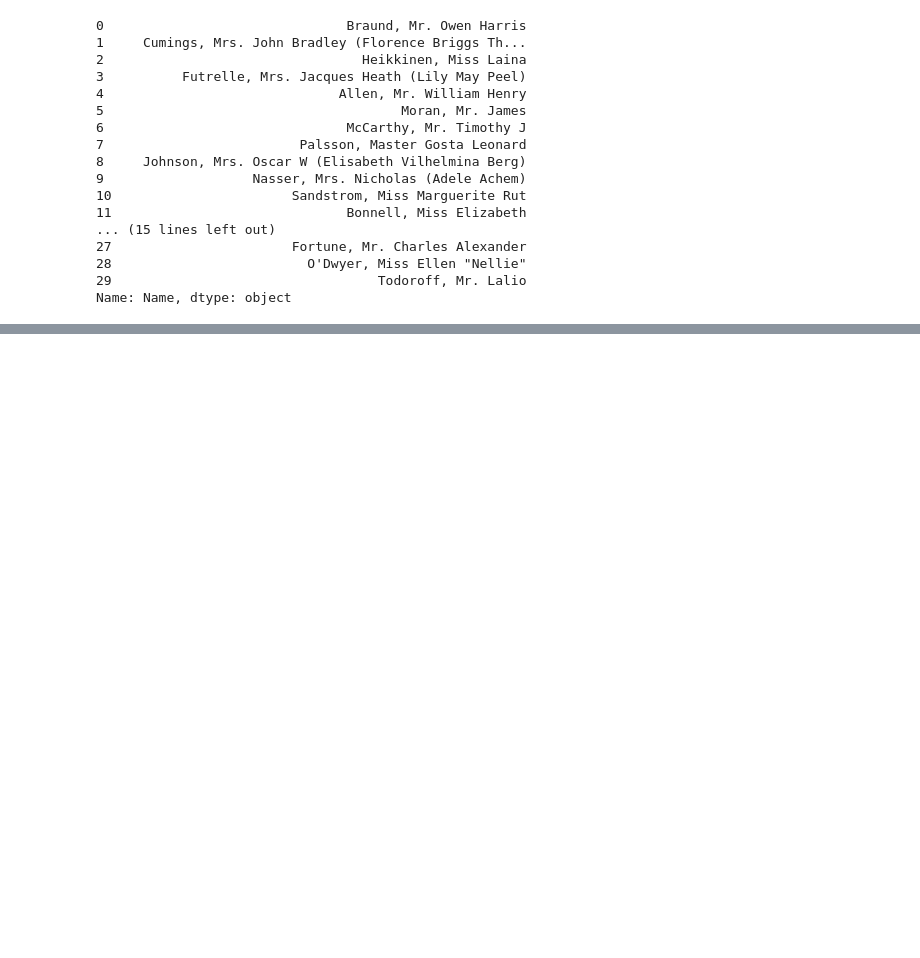
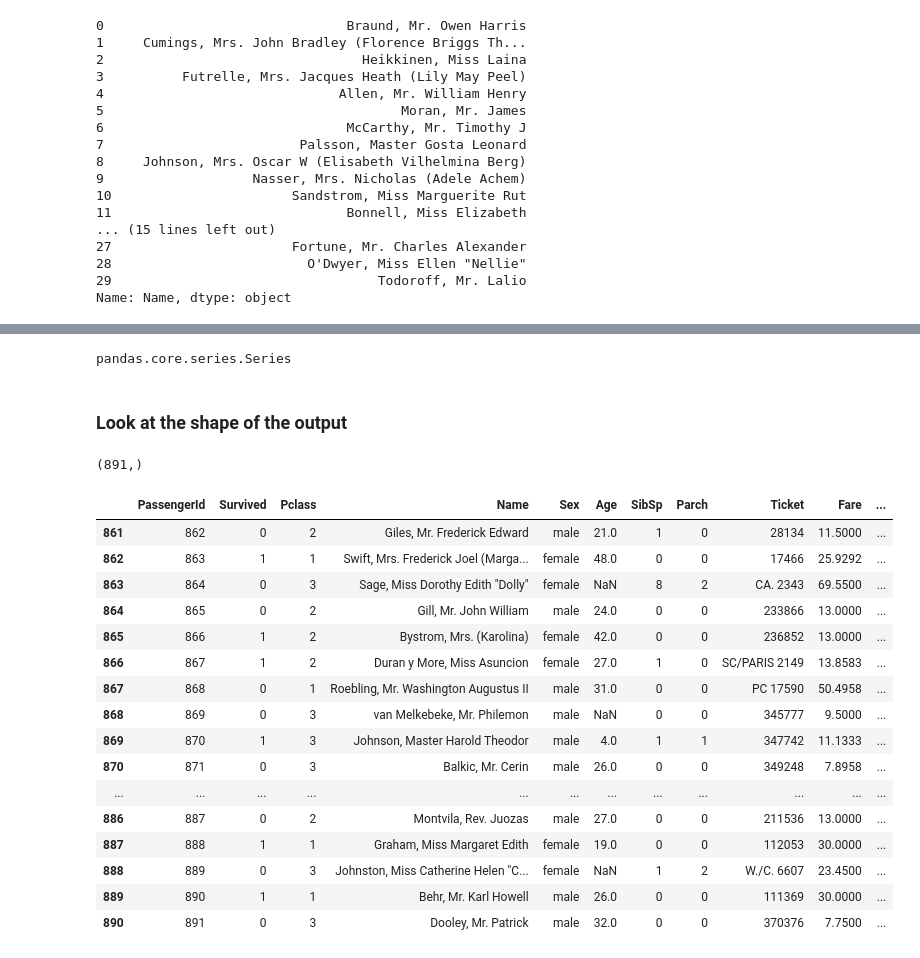
Before and after one commit to ProCO-RPHopkins/myPandas.edu, a Jupyter notebook: selectSubsetDF.ipynb, the cells around one changed output, grey strips where cells are left out. Cells and saved outputs as stored; diff of their text form; code cells hidden in the pictures; blank space fills up the shorter version.

Commit message:
Working on `shape` method within `dataFrame`.

```diff
--- a/selectSubsetDF.ipynb
+++ b/selectSubsetDF.ipynb
@@ -61,0 +80,30 @@ Name: Name, dtype: object
+# %%
+type(titanic["Age"])
+# %% [output]
+pandas.core.series.Series
+# %% [markdown]
+### Look at the shape of the output
+# %%
+titanic["Age"].shape
+# %% [output]
+(891,)
+# %%
+titanic.tail(30)
+# %% [output]
+|  | PassengerId | Survived | Pclass | Name | Sex | Age | SibSp | Parch | Ticket | Fare | ... |
+| 861 | 862 | 0 | 2 | Giles, Mr. Frederick Edward | male | 21.0 | 1 | 0 | 28134 | 11.5000 | ... |
+| 862 | 863 | 1 | 1 | Swift, Mrs. Frederick Joel (Marga... | female | 48.0 | 0 | 0 | 17466 | 25.9292 | ... |
+| 863 | 864 | 0 | 3 | Sage, Miss Dorothy Edith "Dolly" | female | NaN | 8 | 2 | CA. 2343 | 69.5500 | ... |
+| 864 | 865 | 0 | 2 | Gill, Mr. John William | male | 24.0 | 0 | 0 | 233866 | 13.0000 | ... |
+| 865 | 866 | 1 | 2 | Bystrom, Mrs. (Karolina) | female | 42.0 | 0 | 0 | 236852 | 13.0000 | ... |
+| 866 | 867 | 1 | 2 | Duran y More, Miss Asuncion | female | 27.0 | 1 | 0 | SC/PARIS 2149 | 13.8583 | ... |
+| 867 | 868 | 0 | 1 | Roebling, Mr. Washington Augustus II | male | 31.0 | 0 | 0 | PC 17590 | 50.4958 | ... |
+| 868 | 869 | 0 | 3 | van Melkebeke, Mr. Philemon | male | NaN | 0 | 0 | 345777 | 9.5000 | ... |
+| 869 | 870 | 1 | 3 | Johnson, Master Harold Theodor | male | 4.0 | 1 | 1 | 347742 | 11.1333 | ... |
+| 870 | 871 | 0 | 3 | Balkic, Mr. Cerin | male | 26.0 | 0 | 0 | 349248 | 7.8958 | ... |
+| ... | ... | ... | ... | ... | ... | ... | ... | ... | ... | ... | ... |
+| 886 | 887 | 0 | 2 | Montvila, Rev. Juozas | male | 27.0 | 0 | 0 | 211536 | 13.0000 | ... |
+| 887 | 888 | 1 | 1 | Graham, Miss Margaret Edith | female | 19.0 | 0 | 0 | 112053 | 30.0000 | ... |
+| 888 | 889 | 0 | 3 | Johnston, Miss Catherine Helen "C... | female | NaN | 1 | 2 | W./C. 6607 | 23.4500 | ... |
+| 889 | 890 | 1 | 1 | Behr, Mr. Karl Howell | male | 26.0 | 0 | 0 | 111369 | 30.0000 | ... |
+| 890 | 891 | 0 | 3 | Dooley, Mr. Patrick | male | 32.0 | 0 | 0 | 370376 | 7.7500 | ... |
```
Also changed, not shown: parts of 3 cells of this notebook.
